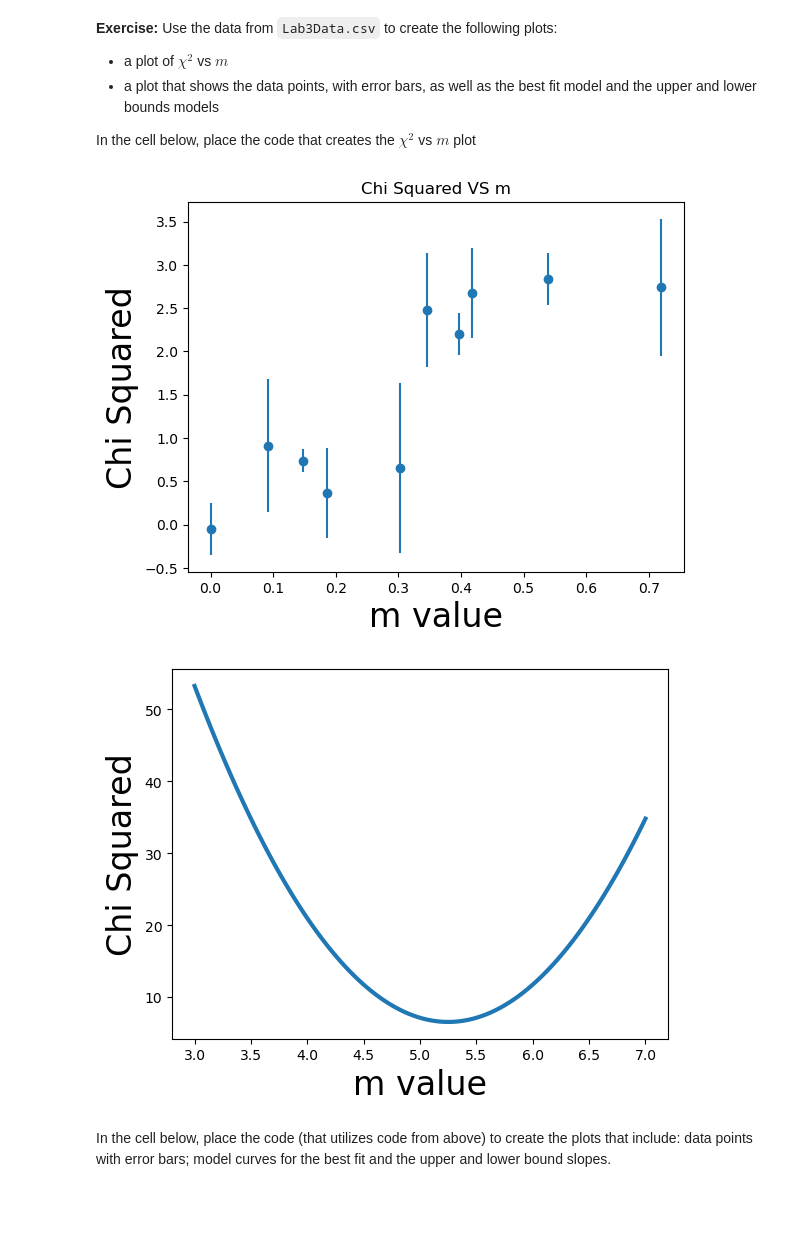
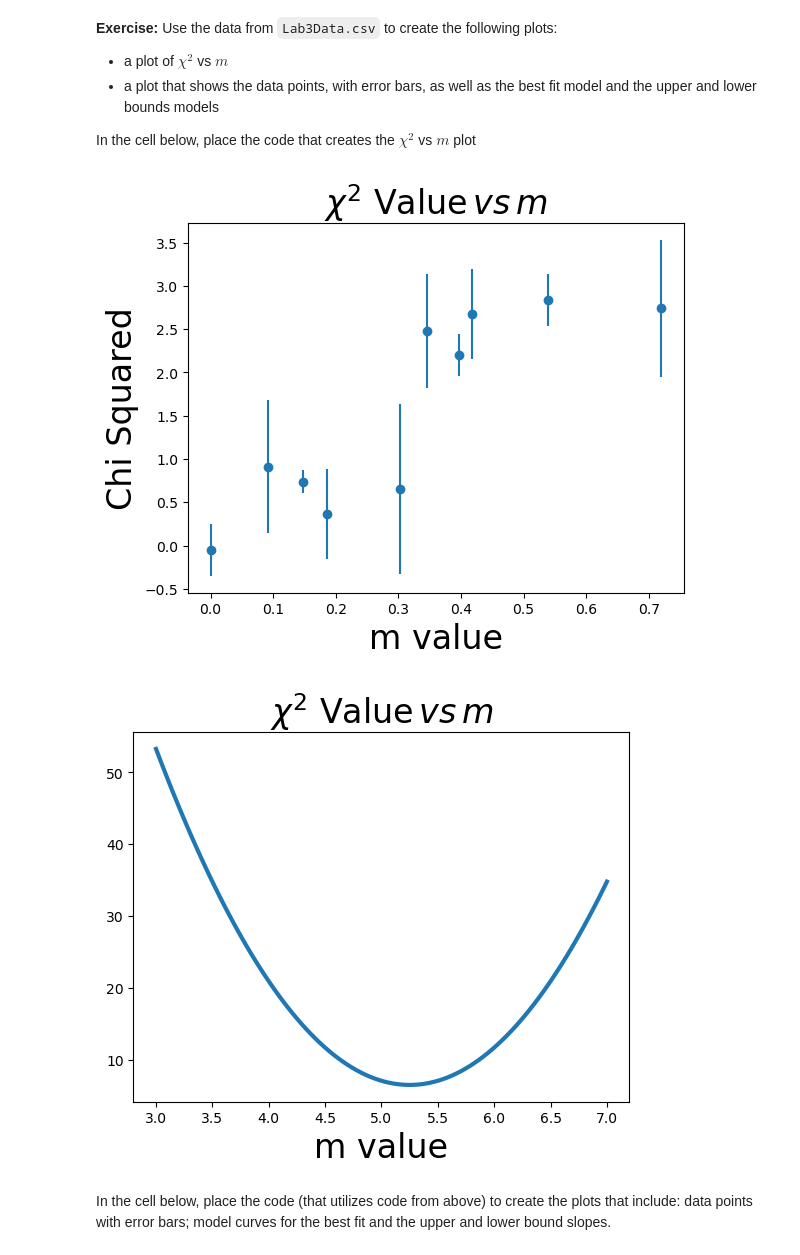
Before and after one commit to chadkishimoto/S25_282_Leon, a Jupyter notebook: Lab3_submission.ipynb, the cells around one changed output. Saved outputs shown, nothing was run; the diff lists cells and outputs as text; code cells hidden in the pictures; blank space fills up the shorter version.

```diff
--- a/Lab3_submission.ipynb
+++ b/Lab3_submission.ipynb
@@ -12,33 +12,33 @@ import matplotlib.pyplot as plt
 
 In the cell below, place the code that creates the $\chi^2$ vs $m$ plot
 # %%
-indep, data, uncertainties = np.loadtxt('Lab3Data.csv',delimiter=',',usecols=(0,1,2), unpack=True)
-plt.errorbar(indep, data, yerr = uncertainties, fmt = 'o')
-def chi_2(m):
-    x = indep
+independent_var, data, uncertainties = np.loadtxt('Lab3Data.csv',delimiter=',',usecols=(0,1,2), unpack=True)
+plt.errorbar(independent_var, data, yerr = uncertainties, fmt = 'o')
+def chi_squared(m):
+    x = independent_var
     y = data
     sigma = uncertainties
-    chi_X=sum(((data-m*indep)**2)/(uncertainties**2))
+    chi_X=sum(((data-m*independent_var)**2)/(uncertainties**2))
     return chi_X
 
 m_values=np.linspace(3,7,100)
 chi_values = np.zeros(len(m_values))
 for i in range (len(m_values)):
-    chi_values[i] = chi_2(m_values[i])
+    chi_values[i] = chi_squared(m_values[i])
 
 
 plt.xlabel('m value', size = 24)
 plt.ylabel('Chi Squared', size = 24)
-plt.title("Chi Squared VS m")
+plt.title(r'$\chi^2$ Value$\, vs\, m$', fontsize=24)
 plt.show()
 
 plt.plot(m_values,chi_values, linewidth = 3)
 plt.xlabel('m value', size = 24)
-plt.ylabel('Chi Squared', size = 24)
+plt.title(r'$\chi^2$ Value$\, vs\, m$', fontsize=24)
 plt.show()
 # %% [output]
-[figure, old version]
+[figure, new version]
-[figure, old version]
+[figure, new version]
 # %% [markdown]
 In the cell below, place the code (that utilizes code from above) to create the plots that include: data points with error bars; model curves for the best fit and the upper and lower bound slopes.
 # %%
```
Also changed, not shown: parts of 3 cells of this notebook.
